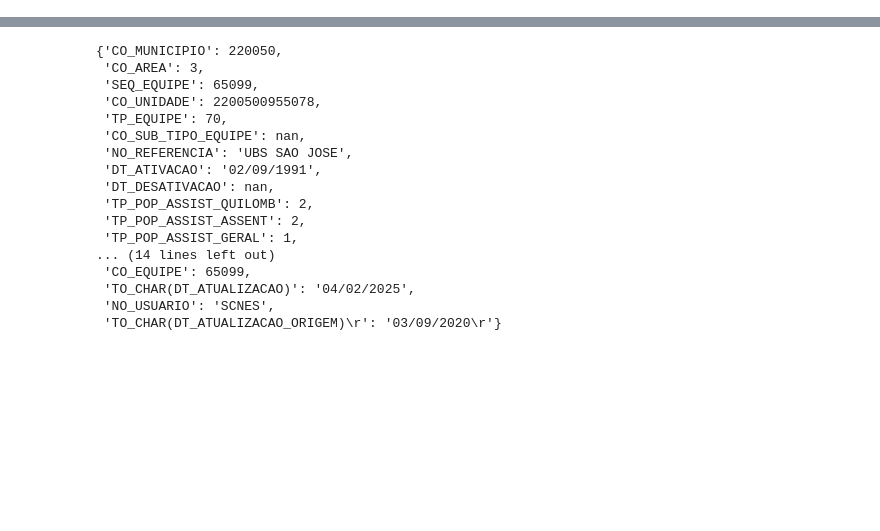
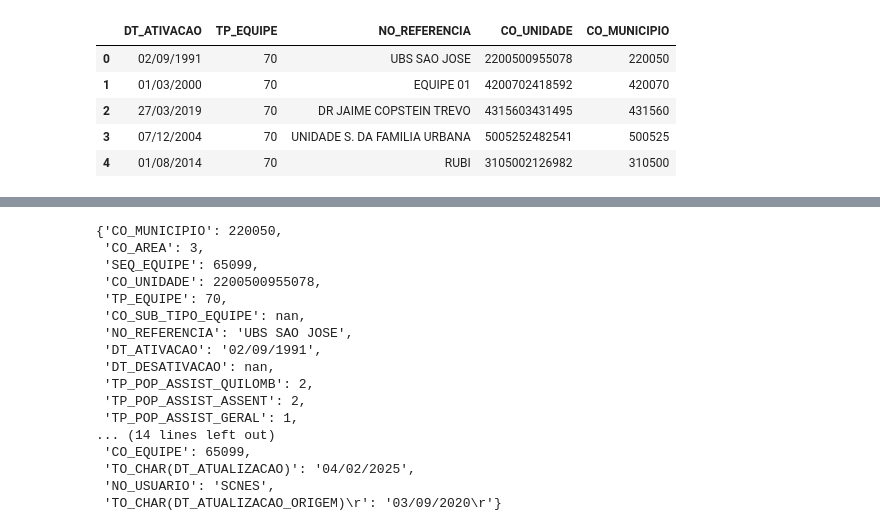
Before and after one commit to DanyelGranzotti/api-persistencia-cnes-fastapi-potgres, a Jupyter notebook: scripts/CNES/.ipynb, the cells around one changed output, grey strips where cells are left out. Saved outputs shown, nothing was run; the diff lists cells and outputs as text; code cells hidden in the pictures; blank space fills up the shorter version.

```diff
--- a/scripts/CNES/.ipynb
+++ b/scripts/CNES/.ipynb
@@ -4,0 +150,9 @@ df = pd.read_csv("tbEquipe.csv", sep=';', encoding='latin1', lineterminator="\n"
+# %%
+df_relevantes.head()
+# %% [output]
+|  | DT_ATIVACAO | TP_EQUIPE | NO_REFERENCIA | CO_UNIDADE | CO_MUNICIPIO |
+| 0 | 02/09/1991 | 70 | UBS SAO JOSE | 2200500955078 | 220050 |
+| 1 | 01/03/2000 | 70 | EQUIPE 01 | 4200702418592 | 420070 |
+| 2 | 27/03/2019 | 70 | DR JAIME COPSTEIN TREVO | 4315603431495 | 431560 |
+| 3 | 07/12/2004 | 70 | UNIDADE S. DA FAMILIA URBANA | 5005252482541 | 500525 |
+| 4 | 01/08/2014 | 70 | RUBI | 3105002126982 | 310500 |
```
Also changed, not shown: parts of 7 cells of this notebook.
